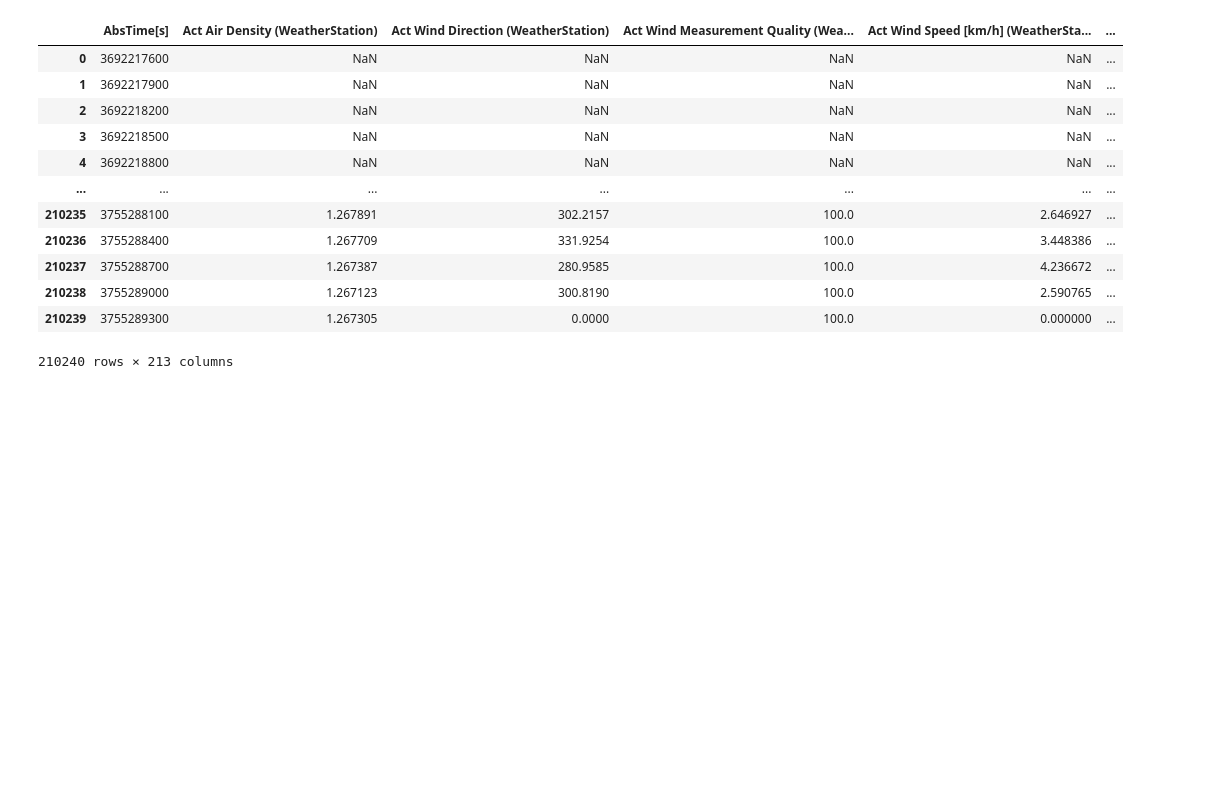
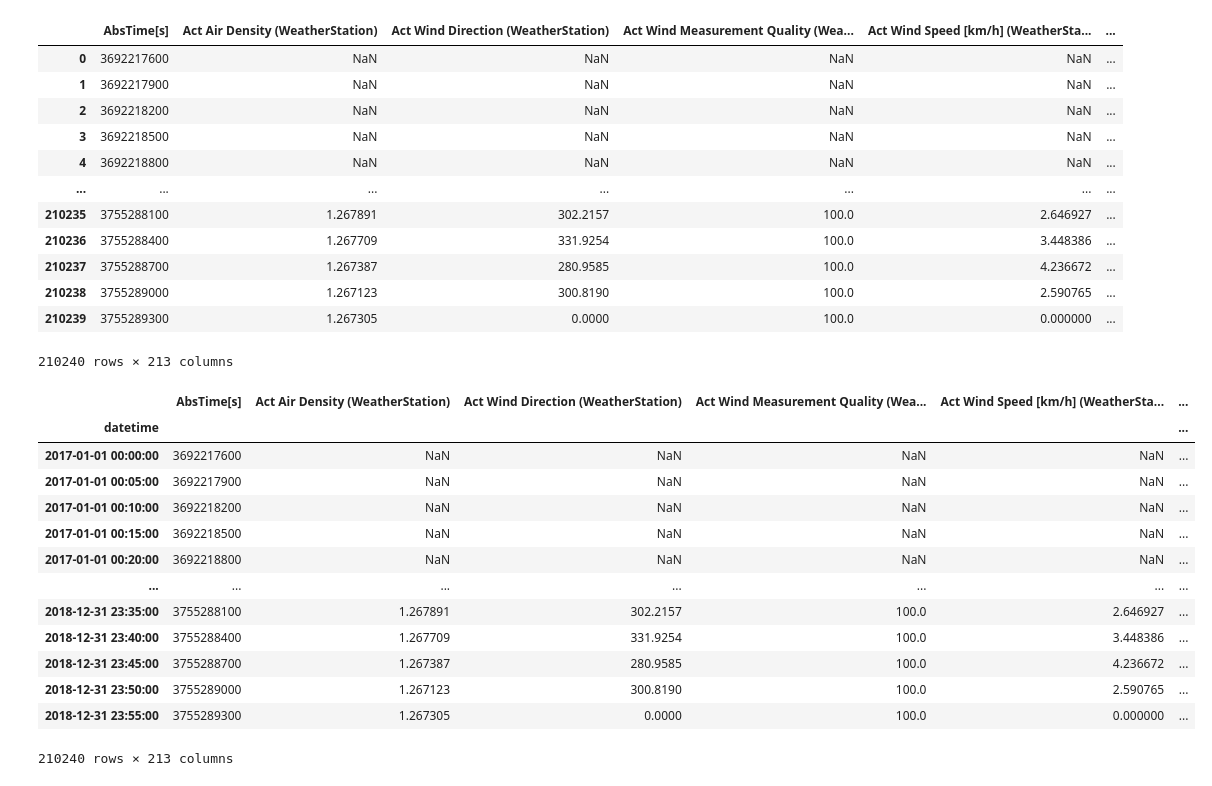
Before and after one commit to Qrax/PV-Systems-Data, a Jupyter notebook: Simulaties_met_amolf_data.ipynb, the cells around one changed output. Cells and saved outputs as stored; diff of their text form; code cells hidden in the pictures; blank space fills up the shorter version.

```diff
--- a/Simulaties_met_amolf_data.ipynb
+++ b/Simulaties_met_amolf_data.ipynb
@@ -222,4 +222,55 @@ synced_df
 | 210238 | 3755289000 | 1.267123 | 300.8190 | 100.0 | 2.590765 | ... |
 | 210239 | 3755289300 | 1.267305 | 0.0000 | 100.0 | 0.000000 | ... |
 210240 rows × 213 columns
+# %%
+# 1) Maandnaam omzetten naar maandnummer
+month_map = {
+    'January': '01',
+    'February': '02',
+    'March': '03',
+    'April': '04',
+    'May': '05',
+    'June': '06',
+    'July': '07',
+    'August': '08',
+    'September': '09',
+    'October': '10',
+    'November': '11',
+    'December': '12'
+}
+synced_df['Month_num'] = synced_df['Month'].map(month_map)
+
+# 2) De kolommen Year, Month_num, Day en Time samenvoegen tot een datumstring
+synced_df['datetime_str'] = (
+    synced_df['Year'].astype(str) + '-' +
+    synced_df['Month_num'].astype(str) + '-' +
+    synced_df['Day'].astype(str) + ' ' +
+    synced_df['Time'].astype(str)
+)
+
+# 3) Deze string parsen naar een datetime-kolom
+synced_df['datetime'] = pd.to_datetime(synced_df['datetime_str'], format='%Y-%m-%d %H:%M:%S')
+
+# 4) Zet deze nieuwe kolom als index van je DataFrame
+synced_df.set_index('datetime', inplace=True)
+
+# 5) (Optioneel) Opruimen: als je de losse kolommen niet meer nodig hebt:
+synced_df.drop(columns=['Month_num', 'datetime_str'], inplace=True)
+
+synced_df
+# %% [output]
+|  | AbsTime[s] | Act Air Density (WeatherStation) | Act Wind Direction (WeatherStation) | Act Wind Measurement Quality (Wea... | Act Wind Speed [km/h] (WeatherSta... | ... |
+| datetime |  |  |  |  |  | ... |
+| 2017-01-01 00:00:00 | 3692217600 | NaN | NaN | NaN | NaN | ... |
+| 2017-01-01 00:05:00 | 3692217900 | NaN | NaN | NaN | NaN | ... |
+| 2017-01-01 00:10:00 | 3692218200 | NaN | NaN | NaN | NaN | ... |
+| 2017-01-01 00:15:00 | 3692218500 | NaN | NaN | NaN | NaN | ... |
+| 2017-01-01 00:20:00 | 3692218800 | NaN | NaN | NaN | NaN | ... |
+| ... | ... | ... | ... | ... | ... | ... |
+| 2018-12-31 23:35:00 | 3755288100 | 1.267891 | 302.2157 | 100.0 | 2.646927 | ... |
+| 2018-12-31 23:40:00 | 3755288400 | 1.267709 | 331.9254 | 100.0 | 3.448386 | ... |
+| 2018-12-31 23:45:00 | 3755288700 | 1.267387 | 280.9585 | 100.0 | 4.236672 | ... |
+| 2018-12-31 23:50:00 | 3755289000 | 1.267123 | 300.8190 | 100.0 | 2.590765 | ... |
+| 2018-12-31 23:55:00 | 3755289300 | 1.267305 | 0.0000 | 100.0 | 0.000000 | ... |
+210240 rows × 213 columns
 # %%
```
Also changed, not shown: parts of 6 cells of this notebook.
